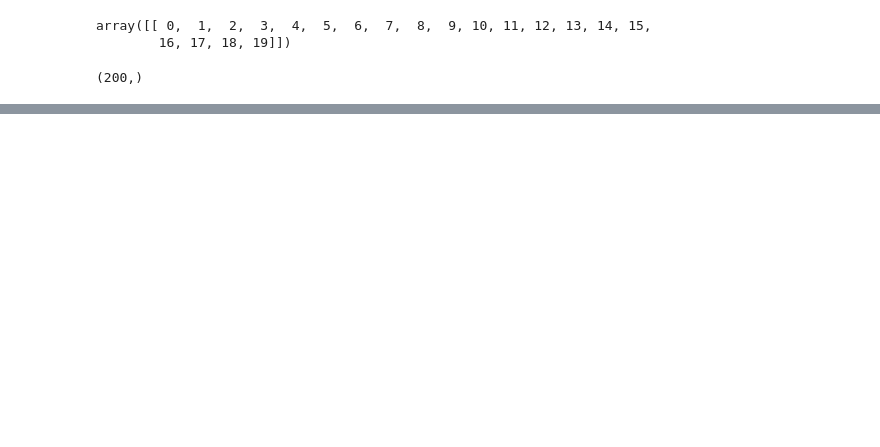
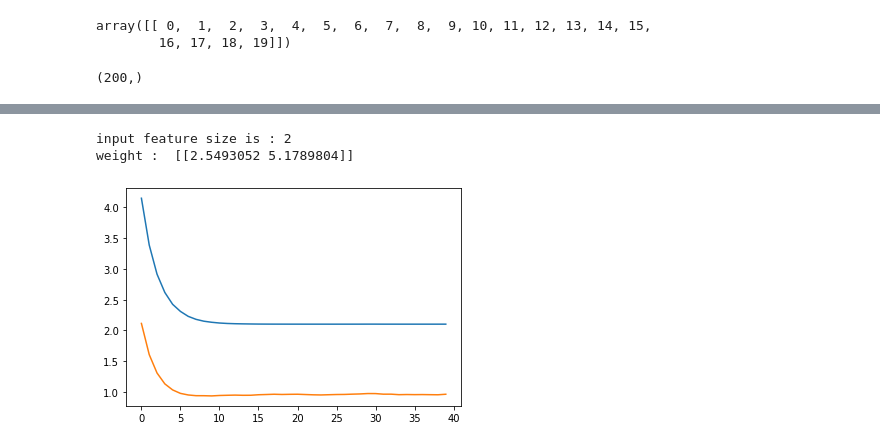
Before and after one commit to fanbyprinciple/d2l-fanbyprinciple, a Jupyter notebook: ch4_multilayer_perceptron/ch4.4 Polynomial Regression.ipynb, the cells around one changed output, grey strips where cells are left out. Drawn from its saved outputs; the diff is of its cells as text; code cells hidden in the pictures; blank space fills up the shorter version.

```diff
--- a/ch4_multilayer_perceptron/ch4.4 Polynomial Regression.ipynb
+++ b/ch4_multilayer_perceptron/ch4.4 Polynomial Regression.ipynb
@@ -121,0 +109,6 @@ def evaluate_loss(net, data_iter, loss, text):
+# %%
+sample_iter = create_iter(features[:n_train], labels[:n_train], 10)
+
+for X,y in sample_iter:
+    print(X.shape, y.shape)
+    break
@@ -122,6 +129,7 @@ def evaluate_loss(net, data_iter, loss, text):
 # %%
+
 def train(train_features, train_labels, test_features, test_labels, num_epochs=400):
-    loss = nn.CrossEntropyLoss()
+    loss = nn.MSELoss()
     input_shape = train_features.shape[-1]
     print(f"input feature size is : {input_shape}")
     net = nn.Sequential(nn.Linear(input_shape,1, bias=False))
@@ -132,20 +140,27 @@ def train(train_features, train_labels, test_features, test_labels, num_epochs=4
     optimizer = torch.optim.SGD(net.parameters(), lr=0.01)
 
     # training loop
-
+    train_loss_array = []
+    test_loss_array = []
+    epoch_number = []
     for epoch in range(num_epochs):
         for X, y in train_iter:
             y_hat = net(X)
 #             print(y_hat.shape)
-            print(y, y_hat)
+#             print(y, y_hat)
             l = loss(y_hat, y)
             optimizer.zero_grad()
             l.backward()
 
             optimizer.step()
 
-        print(f"Last batch loss for epoch {epoch} is {l.detach()}")
-        evaluate_loss(net, train_iter, loss, "train")
-        evaluate_loss(net, test_iter, loss, "test")
+#         print(f"Last batch loss for epoch {epoch} is {l.detach()}")
+        train_loss_array.append(evaluate_loss(net, train_iter, loss, "train"))
+        test_loss_array.append(evaluate_loss(net, test_iter, loss, "test"))
+        epoch_number.append(epoch)
 
     print("weight : ", net[0].weight.data.numpy())
+
+    plt.plot(epoch_number[:40], train_loss_array[:40])
+    plt.plot(epoch_number[:40], test_loss_array[:40])
+    plt.show()
@@ -177,0 +175,8 @@ RuntimeError: 1D target tensor expected, multi-target not supported
+# %%
+# now trying to underfit
+
+train(poly_features[:n_train, :2], labels[:n_train], poly_features[n_train:, :2], labels[n_train:])
+# %% [output]
+input feature size is : 2
+weight :  [[2.5493052 5.1789804]]
+[figure, added]
```
Also changed, not shown: parts of 17 cells of this notebook, 6 other files.
